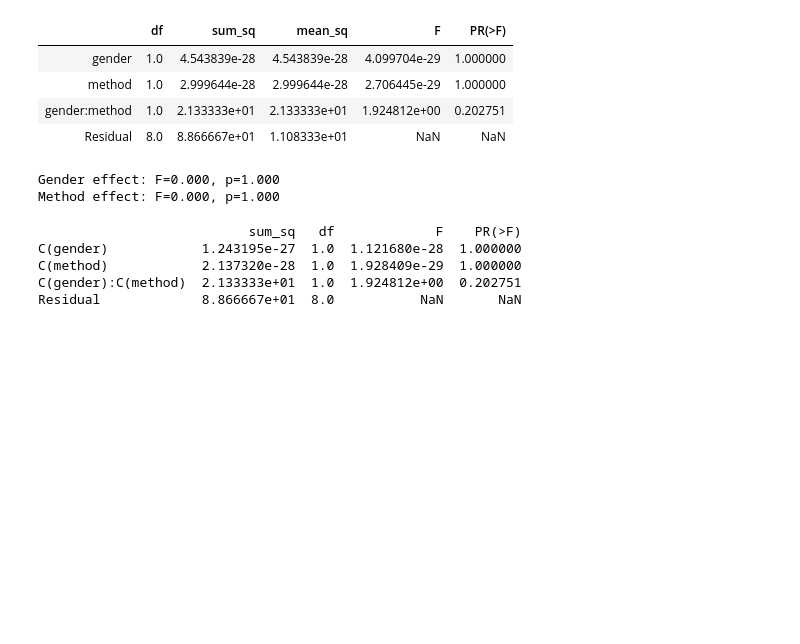
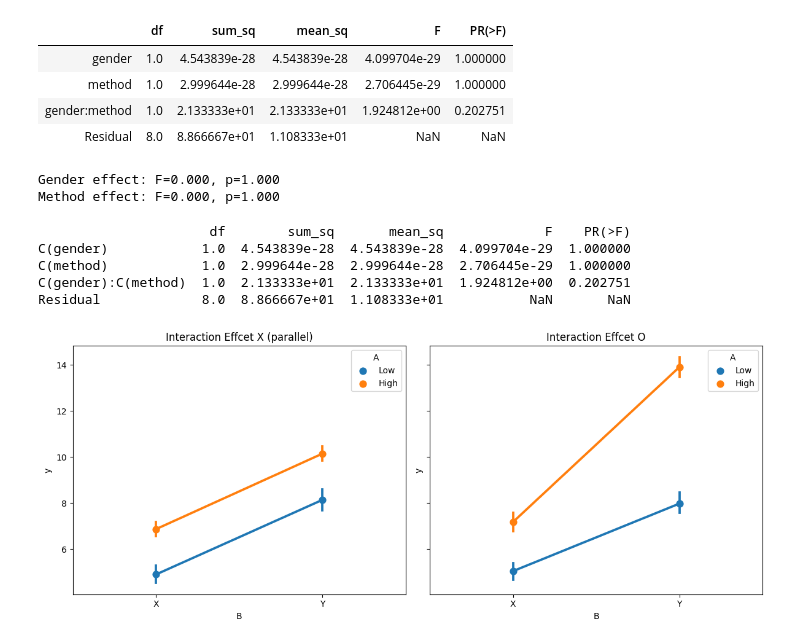
Before and after one commit to bloodstrawberry/data-science-with-python, a Jupyter notebook: 통계기법/모수검정/이원분산분석(Two-Way ANOVA).ipynb, the cells around one changed output. Cells and saved outputs as stored; diff of their text form; code cells hidden in the pictures; blank space fills up the shorter version.

```diff
--- a/통계기법/모수검정/이원분산분석(Two-Way ANOVA).ipynb
+++ b/통계기법/모수검정/이원분산분석(Two-Way ANOVA).ipynb
@@ -93,11 +93,13 @@ data = pd.DataFrame({
 model = ols('score ~ C(gender) + C(method) + C(gender):C(method)', data=data).fit()
 
 # 🔍 이원분산분석 수행
-anova_results = anova_lm(model, typ=2)
+anova_results = anova_lm(model, typ=1)
 print(anova_results)
+
+# 이원분산분석 데이터 수 df의 합 + 1
 # %% [output]
-                           sum_sq   df             F    PR(>F)
-C(gender)            1.243195e-27  1.0  1.121680e-28  1.000000
-C(method)            2.137320e-28  1.0  1.928409e-29  1.000000
-C(gender):C(method)  2.133333e+01  1.0  1.924812e+00  0.202751
-Residual             8.866667e+01  8.0           NaN       NaN
+                      df        sum_sq       mean_sq             F    PR(>F)
+C(gender)            1.0  4.543839e-28  4.543839e-28  4.099704e-29  1.000000
+C(method)            1.0  2.999644e-28  2.999644e-28  2.706445e-29  1.000000
+C(gender):C(method)  1.0  2.133333e+01  2.133333e+01  1.924812e+00  0.202751
+Residual             8.0  8.866667e+01  1.108333e+01           NaN       NaN
@@ -103,0 +108,47 @@ Residual             8.866667e+01  8.0           NaN       NaN
+# %%
+import matplotlib.pyplot as plt
+import seaborn as sns
+import pandas as pd
+import numpy as np
+import statsmodels.formula.api as smf
+
+# 데이터 생성
+np.random.seed(42)
+n = 100
+A = np.random.choice(['Low', 'High'], size=n)
+B = np.random.choice(['X', 'Y'], size=n)
+
+# 교호작용이 없는 경우 (평행한 효과)
+y_no_interaction = (
+    5 +
+    (A == 'High') * 2 +     # A 효과
+    (B == 'Y') * 3 +        # B 효과
+    np.random.normal(0, 1, size=n)
+)
+
+# 교호작용이 있는 경우 (비평행)
+y_interaction = (
+    5 +
+    (A == 'High') * 2 +
+    (B == 'Y') * 3 +
+    (A == 'High') * (B == 'Y') * 4 +  # interaction 효과
+    np.random.normal(0, 1, size=n)
+)
+
+# 데이터프레임 생성
+df_no_interaction = pd.DataFrame({'A': A, 'B': B, 'y': y_no_interaction})
+df_interaction = pd.DataFrame({'A': A, 'B': B, 'y': y_interaction})
+
+# 교호작용 플롯
+fig, axes = plt.subplots(1, 2, figsize=(12, 5), sharey=True)
+
+sns.pointplot(x='B', y='y', hue='A', data=df_no_interaction, ax=axes[0])
+axes[0].set_title('Interaction Effcet X (parallel)')
+
+sns.pointplot(x='B', y='y', hue='A', data=df_interaction, ax=axes[1])
+axes[1].set_title('Interaction Effcet O')
+
+plt.tight_layout()
+plt.show()
+# %% [output]
+[figure, added]
```
Also changed, not shown: parts of 2 cells of this notebook, 19 other files.
